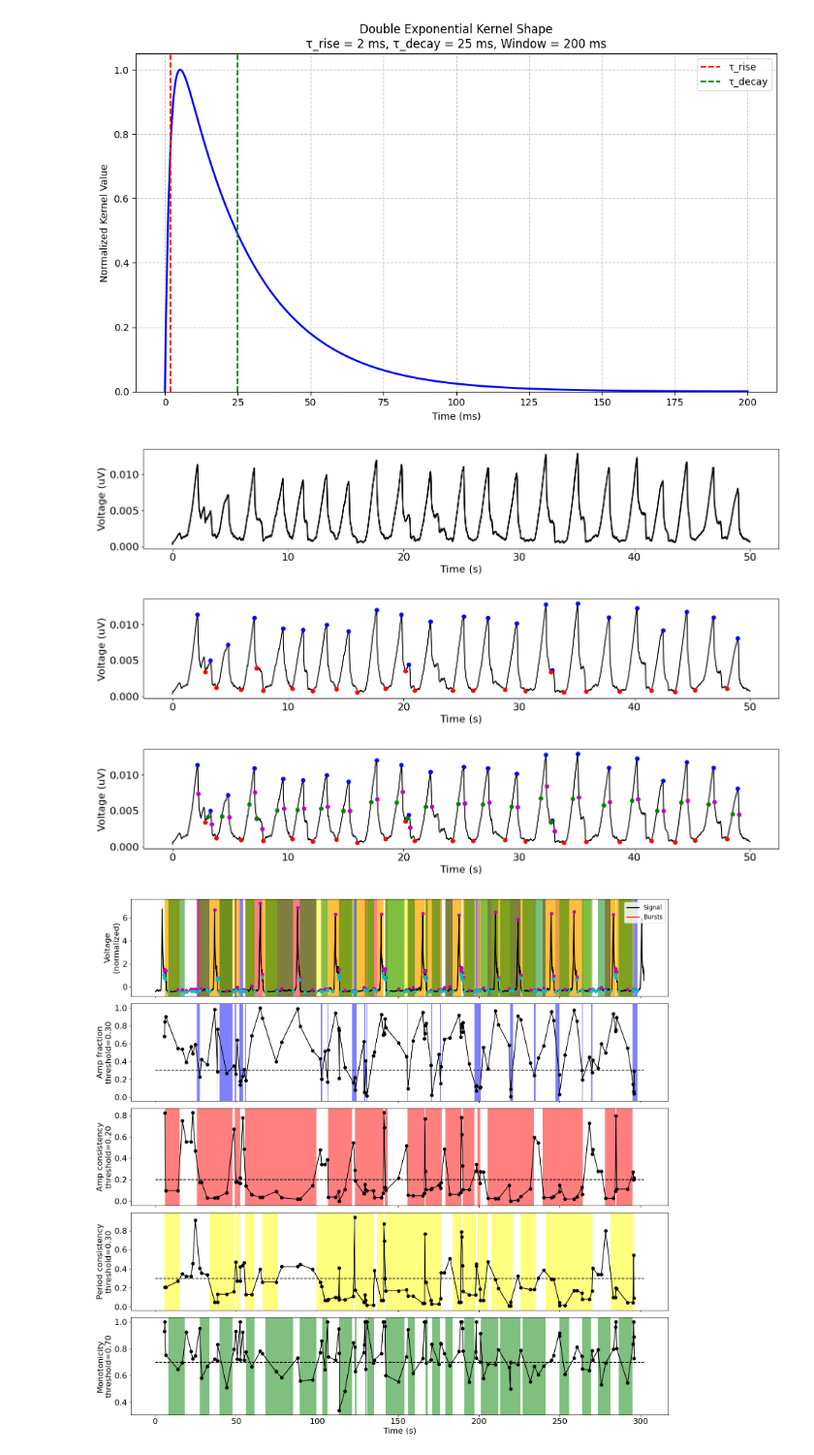
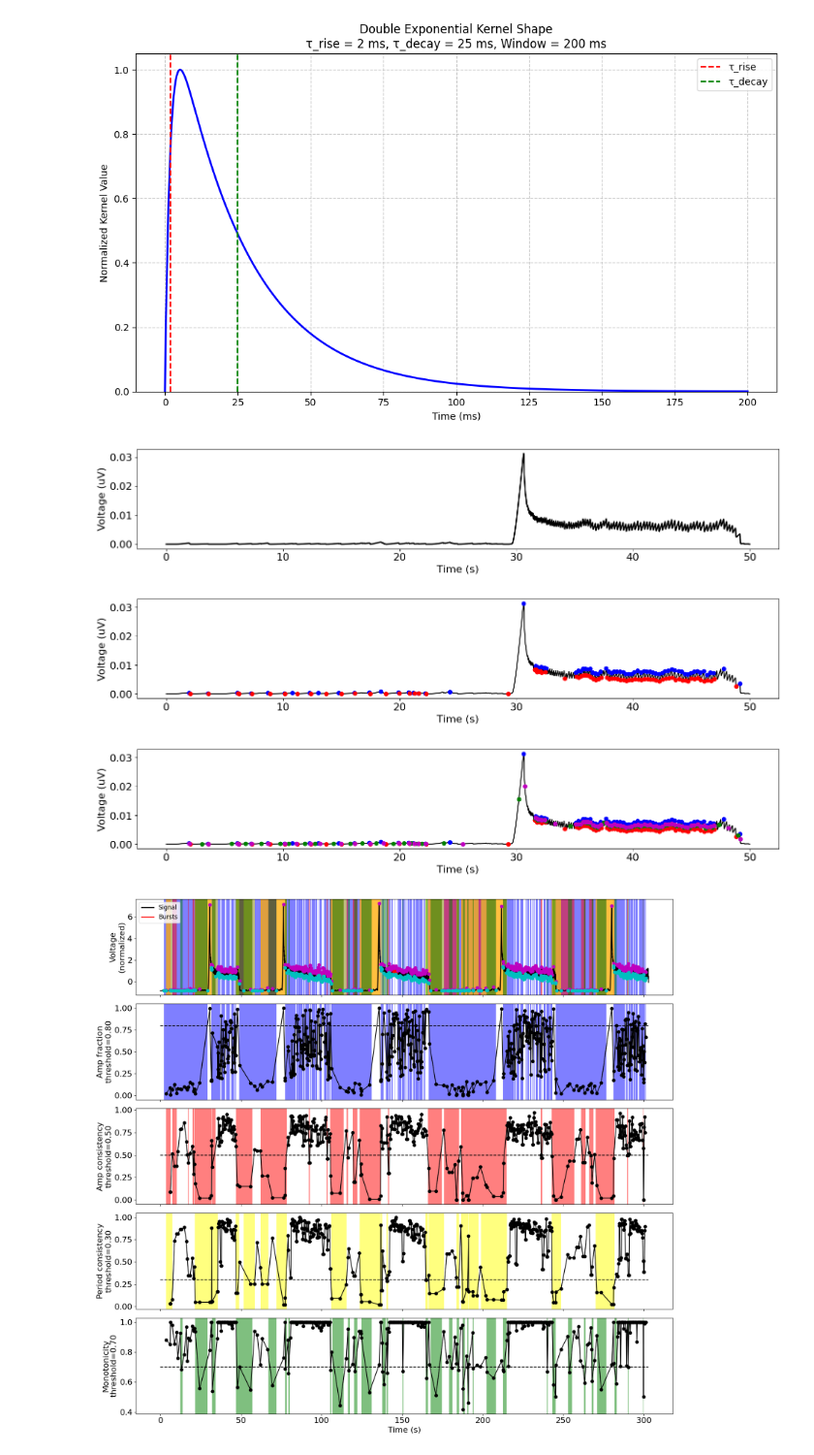
Before and after one commit to voytekresearch/bang_lab_drug_screen, a Jupyter notebook: Bang/spike_analysis.ipynb, the cells around one changed output. Shown at 97% size. Drawn from its saved outputs; the diff is of its cells as text; code cells hidden in the pictures.

```diff
--- a/Bang/spike_analysis.ipynb
+++ b/Bang/spike_analysis.ipynb
@@ -707,7 +639,7 @@ plot_kernel_shape(kernel_window=200, tau_rise=2, tau_decay=25)
 # Bycycle analysis example
 
 # Load processed data from pickle file
-input_path = 'SP8_20180821_20180911_5min_output_processed/well25_5min_processed.pkl'
+input_path = 'SP1_20180712_20180803_5min_output_processed/well00_5min_processed.pkl'
 with open(input_path, 'rb') as f:
     processed_data = pickle.load(f)
 
@@ -719,9 +651,9 @@ sig = np.array(processed_data['smoothed'])
 fs = processed_data['new_fs']
 
 # Define filter settings
-f_range = (.1, 4)  # Theta band frequency range
+f_range = (.1, 12)  # Theta band frequency range
 f_lowpass = 20  # Lowpass filter cutoff frequency
-n_seconds_filter = 10  # Duration for filter in seconds
+n_seconds_filter = 40  # Duration for filter in seconds
 
 # Apply lowpass filter to the signal
 sig_low = filter_signal(sig, fs, 'lowpass', f_lowpass,
@@ -758,23 +690,24 @@ rises, decays = find_zerox(sig_low, peaks, troughs)
 plot_cyclepoints_array(sig_low, fs, xlim=xlim, peaks=peaks, troughs=troughs,
                        rises=rises, decays=decays)
 # %% [output]
-[figure, old version]
+[figure, new version]
-[figure, old version]
+[figure, new version]
-[figure, old version]
+[figure, new version]
 # %%
 # Burst parameters
 thresholds = {
-    'amp_fraction': .3,
-    'amp_consistency': .2,
+    'amp_fraction': .8,
+    'amp_consistency': .5,
     'period_consistency': .3,
     'monotonicity': .7,
     'min_n_cycles': 3
 }
+#C:\Users\Kriza\anaconda3\envs\team_ndd\Lib\site-packages\bycycle\plts
 # %%
 # Plot bycycle feature distributions
 
 # Load baseline condition data
-input_path = 'SP8_20180821_20180911_baseline_output_processed/well25_baseline_processed.pkl'
+input_path = 'SP1_20180712_20180803_baseline_output_processed/well00_baseline_processed.pkl'
 with open(input_path, 'rb') as f:
     processed_data = pickle.load(f)
 
@@ -782,7 +715,7 @@ with open(input_path, 'rb') as f:
 sig_baseline = np.array(processed_data['smoothed'])
 
 # Load experimental condition data
-input_path = 'SP8_20180821_20180911_5min_output_processed/well25_5min_processed.pkl'
+input_path = 'SP1_20180712_20180803_5min_output_processed/well00_5min_processed.pkl'
 with open(input_path, 'rb') as f:
     processed_data = pickle.load(f)
 
@@ -794,7 +727,7 @@ fs = processed_data['new_fs']
 
 # Define filter settings
 f_lowpass = 20  # Lowpass filter cutoff frequency (Hz)
-n_seconds_filter = 10  # Duration for filter in seconds
+n_seconds_filter = 40  # Duration for filter in seconds
 
 # Apply lowpass filter to 5-minute condition signal
 filt_5m = filter_signal(sig_5m, fs, 'lowpass', f_lowpass,
@@ -807,10 +740,10 @@ filt_base = filter_signal(sig_baseline, fs, 'lowpass', f_lowpass,
 # Note: The code stops here without plotting. Additional code would be needed to plot feature distributions.
 # %%
 bm = Bycycle(thresholds=thresholds)
-bm.fit(filt_base, fs, f_range)
+bm.fit(filt_5m, fs, f_range)
 bm.plot(figsize=(16, 3))
 # %% [output]
-[figure, old version]
+[figure, new version]
 # %%
 bm = Bycycle(thresholds=thresholds)
 bm.fit(filt_5m, fs, f_range)
```
Also changed, not shown: parts of 11 cells of this notebook.
